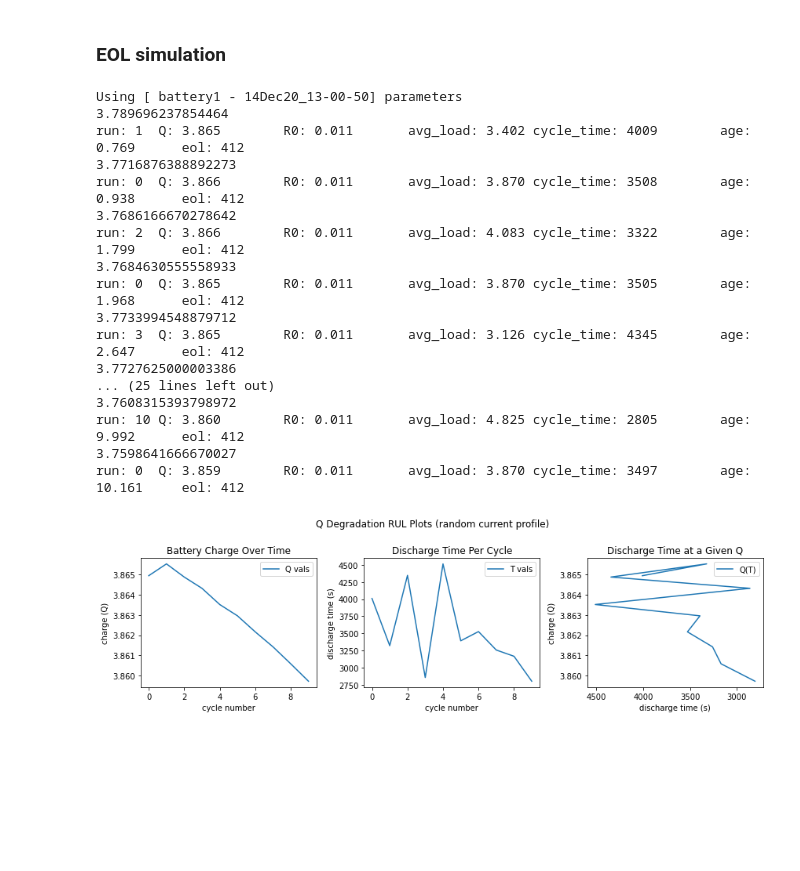
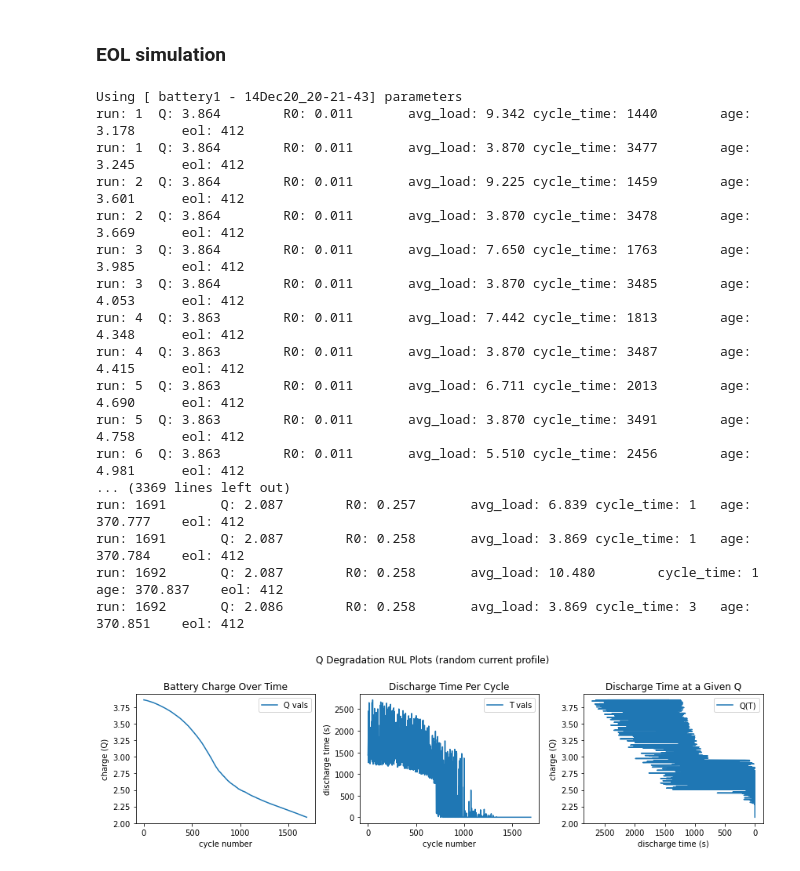
Before and after one commit to hazrmard/AirplaneFaultTolerance, a Jupyter notebook: powertrain.ipynb, the cells around one changed output. Drawn from its saved outputs; the diff is of its cells as text; code cells hidden in the pictures; blank space fills up the shorter version.

```diff
--- a/powertrain.ipynb
+++ b/powertrain.ipynb
@@ -17,0 +66,6 @@ np.random.seed(43)
+# %%
+batteries = [battery1, battery2, battery1a, base, lithium1]
+i = 0
+for battery in batteries:
+    print(i, battery.name, battery.age, battery.state[1])
+    i = i + 1
@@ -17,0 +80,12 @@ np.random.seed(43)
+# %%
+# this would be nice!
+# batteries[2].charge(-3.8695)
+battery = batteries[2]
+ct = 1/3600*battery.period
+dt = battery.nsteps(ct)
+
+i = 0
+for battery in batteries:
+    battery.charge(dt, -3.8695)
+    print(i, battery.name, battery.age, battery.state[1])
+    i = i + 1
@@ -17,0 +100,9 @@ np.random.seed(43)
+# %%
+for battery in batteries:
+    res = cycle_test(cell=battery, dt=1.0, c=18.8695,random_load=False, verbose=1,show_plot=False, reset=False, action=1)
+    f = plt.figure(figsize=(9,3))
+    plt.subplot(1,2,1)
+    plt.plot(res['dt'], res['v_hat'])
+    plt.subplot(1,2,2)
+    plt.plot(res['dt'], res['z_hat'])
+    plt.show()
@@ -31,7 +208,7 @@ Load profiles, parameters
 # %%
 #with open('params/battery_params.json') as f:
 #with open('params/tmp/battery1_0-0_3-8695.json') as f:
-with open('params/battery1/14Dec20_13-00-50.json') as f:
+with open('params/battery1/14Dec20_20-21-43.json') as f:
     battery_params = json.load(f)
 #battery_params
 # %% [markdown]
@@ -120,54 +323,55 @@ run: 0  Q: 3.810        R0: 0.014       avg_load: 3.870 cycle_time: 3221
 # create the cell
 # with open('params/battery_params.json') as f:
 #     battery_params = json.load(f)
 cbcell = ContinuousBatteryCell(**battery_params)
 
 # define some data containers
 q_vals = []
 t_vals = []
 run_num = 1
 
 # simulate until EOL
-while(cbcell.age < 10):#.9*cbcell.eol):
+while(cbcell.age < .9*cbcell.eol):
     # discharge
-    cycle_test(cell=cbcell, random_load=True, reset=False,verbose=1, dt=1.0, run_num=run_num, q_vals=q_vals, t_vals=t_vals)
+    cycle_test(cell=cbcell, random_load=True, c=8.2, reset=False,verbose=1, dt=1.0, run_num=run_num, q_vals=q_vals, t_vals=t_vals)
     # charge
-    cycle_test(cell=cbcell, random_load=False, verbose=1, show_plot=False, reset=False, action=0)
+    cycle_test(cell=cbcell, random_load=False, verbose=1, show_plot=False, reset=False, action=0, run_num=run_num)
     run_num += 1
 
+run_num = run_num-1
     # plot the results
 three_plot(title="Q Degradation RUL Plots (random current profile)", figsize=(12,4),
-           plot1=np.array([np.arange(0, len(q_vals)), np.array(q_vals)]),
-           plot2=np.array([np.arange(0, len(t_vals)), np.array(t_vals)]),
-           plot3=np.array([np.array(t_vals), np.array(q_vals)]),
+           plot1=np.array([np.arange(0, run_num), np.array(q_vals[0:run_num])]),
+           plot2=np.array([np.arange(0, run_num), np.array(t_vals[0:run_num])]),
+           plot3=np.array([np.array(t_vals[0:run_num]), np.array(q_vals[0:run_num])]),
            label1=["Q vals"],
            label2=["T vals"],
            label3=["Q(T)"],
            title1="Battery Charge Over Time",
            title2="Discharge Time Per Cycle",
            title3="Discharge Time at a Given Q",
            axes1=['cycle number', 'charge (Q)'],
            axes2=['cycle number', 'discharge time (s)'],
            axes3=['discharge time (s)', 'charge (Q)'],
            invert = [0,0,1],
            save=False,
            filename="figures/rul_plots_random_load.png")
 # %% [output]
-Using [ battery1 - 14Dec20_13-00-50] parameters
-3.789696237854464
-run: 1  Q: 3.865        R0: 0.011       avg_load: 3.402 cycle_time: 4009        age: 0.769      eol: 412
-3.7716876388892273
-run: 0  Q: 3.866        R0: 0.011       avg_load: 3.870 cycle_time: 3508        age: 0.938      eol: 412
-3.7686166670278642
-run: 2  Q: 3.866        R0: 0.011       avg_load: 4.083 cycle_time: 3322        age: 1.799      eol: 412
-3.7684630555558933
-run: 0  Q: 3.865        R0: 0.011       avg_load: 3.870 cycle_time: 3505        age: 1.968      eol: 412
-3.7733994548879712
-run: 3  Q: 3.865        R0: 0.011       avg_load: 3.126 cycle_time: 4345        age: 2.647      eol: 412
-3.7727625000003386
-... (25 lines left out)
-3.7608315393798972
-run: 10 Q: 3.860        R0: 0.011       avg_load: 4.825 cycle_time: 2805        age: 9.992      eol: 412
-3.7598641666670027
-run: 0  Q: 3.859        R0: 0.011       avg_load: 3.870 cycle_time: 3497        age: 10.161     eol: 412
+Using [ battery1 - 14Dec20_20-21-43] parameters
+run: 1  Q: 3.864        R0: 0.011       avg_load: 9.342 cycle_time: 1440        age: 3.178      eol: 412
+run: 1  Q: 3.864        R0: 0.011       avg_load: 3.870 cycle_time: 3477        age: 3.245      eol: 412
+run: 2  Q: 3.864        R0: 0.011       avg_load: 9.225 cycle_time: 1459        age: 3.601      eol: 412
+run: 2  Q: 3.864        R0: 0.011       avg_load: 3.870 cycle_time: 3478        age: 3.669      eol: 412
+run: 3  Q: 3.864        R0: 0.011       avg_load: 7.650 cycle_time: 1763        age: 3.985      eol: 412
+run: 3  Q: 3.864        R0: 0.011       avg_load: 3.870 cycle_time: 3485        age: 4.053      eol: 412
+run: 4  Q: 3.863        R0: 0.011       avg_load: 7.442 cycle_time: 1813        age: 4.348      eol: 412
+run: 4  Q: 3.863        R0: 0.011       avg_load: 3.870 cycle_time: 3487        age: 4.415      eol: 412
+run: 5  Q: 3.863        R0: 0.011       avg_load: 6.711 cycle_time: 2013        age: 4.690      eol: 412
+run: 5  Q: 3.863        R0: 0.011       avg_load: 3.870 cycle_time: 3491        age: 4.758      eol: 412
+run: 6  Q: 3.863        R0: 0.011       avg_load: 5.510 cycle_time: 2456        age: 4.981      eol: 412
+... (3369 lines left out)
+run: 1691       Q: 2.087        R0: 0.257       avg_load: 6.839 cycle_time: 1   age: 370.777    eol: 412
+run: 1691       Q: 2.087        R0: 0.258       avg_load: 3.869 cycle_time: 1   age: 370.784    eol: 412
+run: 1692       Q: 2.087        R0: 0.258       avg_load: 10.480        cycle_time: 1   age: 370.837    eol: 412
+run: 1692       Q: 2.086        R0: 0.258       avg_load: 3.869 cycle_time: 3   age: 370.851    eol: 412
-[figure, old version]
+[figure, new version]
```
Also changed, not shown: parts of 36 cells of this notebook.
